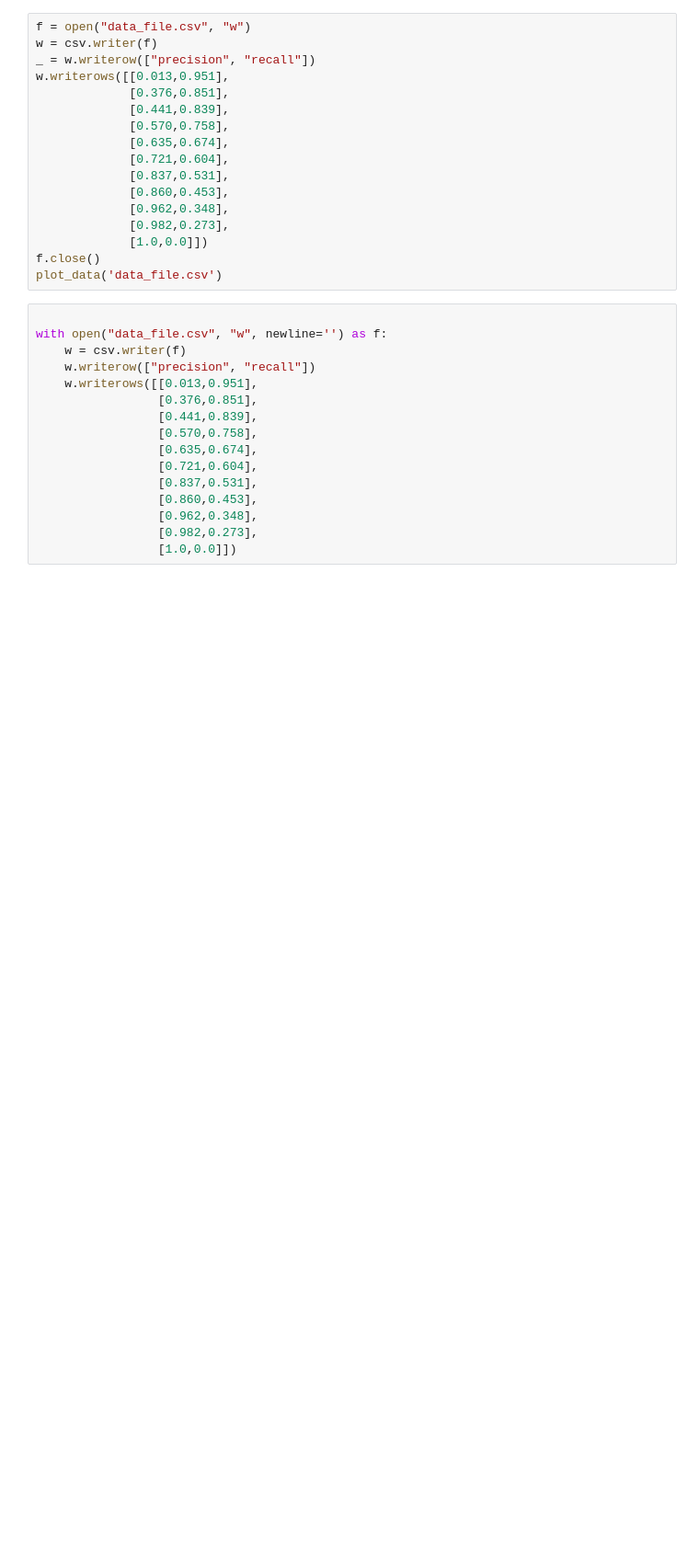
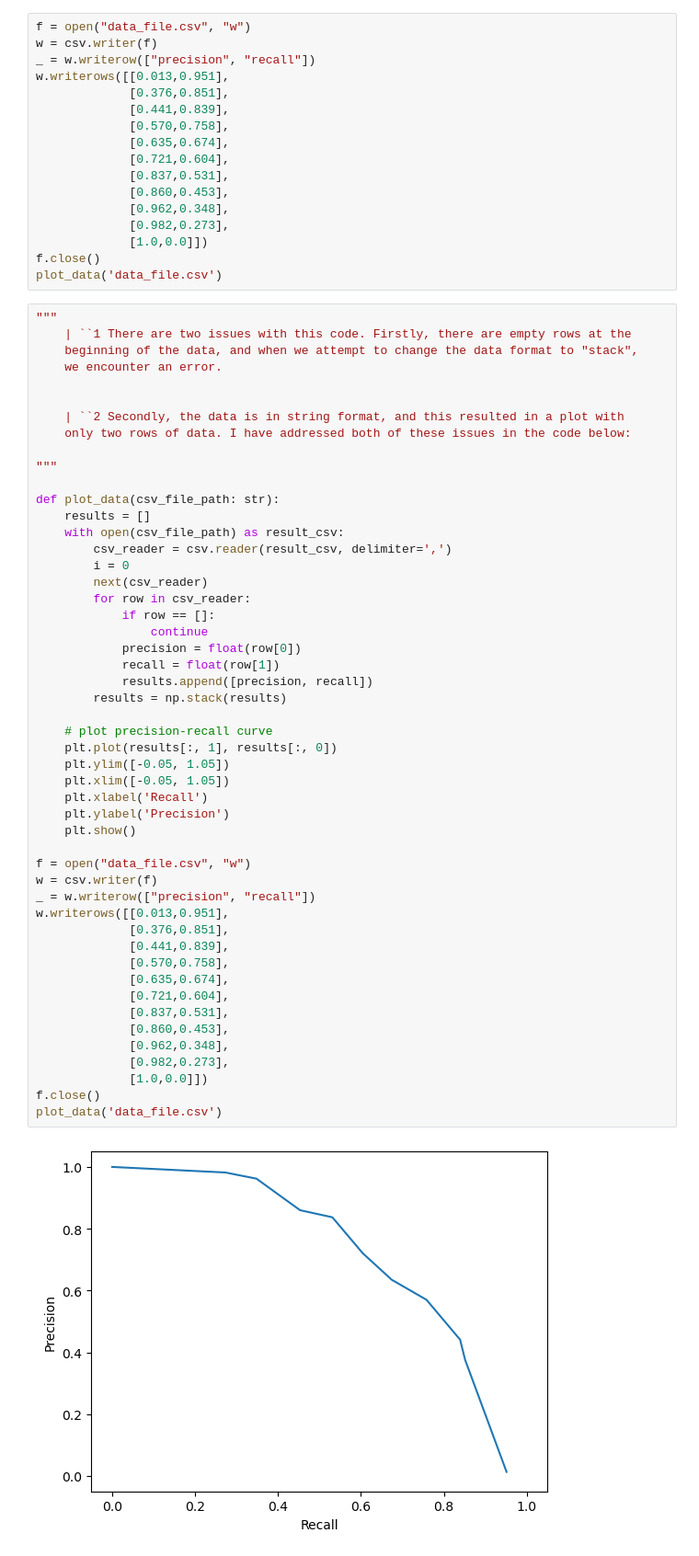
Before and after one commit to ahmadn119/debugging, a Jupyter notebook: debugging.ipynb, the cells around one changed output. Shown at 92% size. Cells and saved outputs as stored; diff of their text form; blank space fills up the shorter version.

```diff
--- a/debugging.ipynb
+++ b/debugging.ipynb
@@ -301,18 +283,54 @@ w.writerows([[0.013,0.951],
 f.close()
 plot_data('data_file.csv')
 # %%
+"""
+    | ``1 There are two issues with this code. Firstly, there are empty rows at the
+    beginning of the data, and when we attempt to change the data format to "stack",
+    we encounter an error.
 
-with open("data_file.csv", "w", newline='') as f:
-    w = csv.writer(f)
-    w.writerow(["precision", "recall"])
-    w.writerows([[0.013,0.951],
-                 [0.376,0.851],
-                 [0.441,0.839],
-                 [0.570,0.758],
-                 [0.635,0.674],
-                 [0.721,0.604],
-                 [0.837,0.531],
-                 [0.860,0.453],
-                 [0.962,0.348],
-                 [0.982,0.273],
-                 [1.0,0.0]])
+
+    | ``2 Secondly, the data is in string format, and this resulted in a plot with
+    only two rows of data. I have addressed both of these issues in the code below:
+
+"""
+
+def plot_data(csv_file_path: str):
+    results = []
+    with open(csv_file_path) as result_csv:
+        csv_reader = csv.reader(result_csv, delimiter=',')
+        i = 0
+        next(csv_reader)
+        for row in csv_reader:
+            if row == []:
+                continue
+            precision = float(row[0])
+            recall = float(row[1])
+            results.append([precision, recall])
+        results = np.stack(results)
+
+    # plot precision-recall curve
+    plt.plot(results[:, 1], results[:, 0])
+    plt.ylim([-0.05, 1.05])
+    plt.xlim([-0.05, 1.05])
+    plt.xlabel('Recall')
+    plt.ylabel('Precision')
+    plt.show()
+
+f = open("data_file.csv", "w")
+w = csv.writer(f)
+_ = w.writerow(["precision", "recall"])
+w.writerows([[0.013,0.951],
+             [0.376,0.851],
+             [0.441,0.839],
+             [0.570,0.758],
+             [0.635,0.674],
+             [0.721,0.604],
+             [0.837,0.531],
+             [0.860,0.453],
+             [0.962,0.348],
+             [0.982,0.273],
+             [1.0,0.0]])
+f.close()
+plot_data('data_file.csv')
+# %% [output]
+[figure, added]
```
Also changed, not shown: parts of 27 cells of this notebook.
